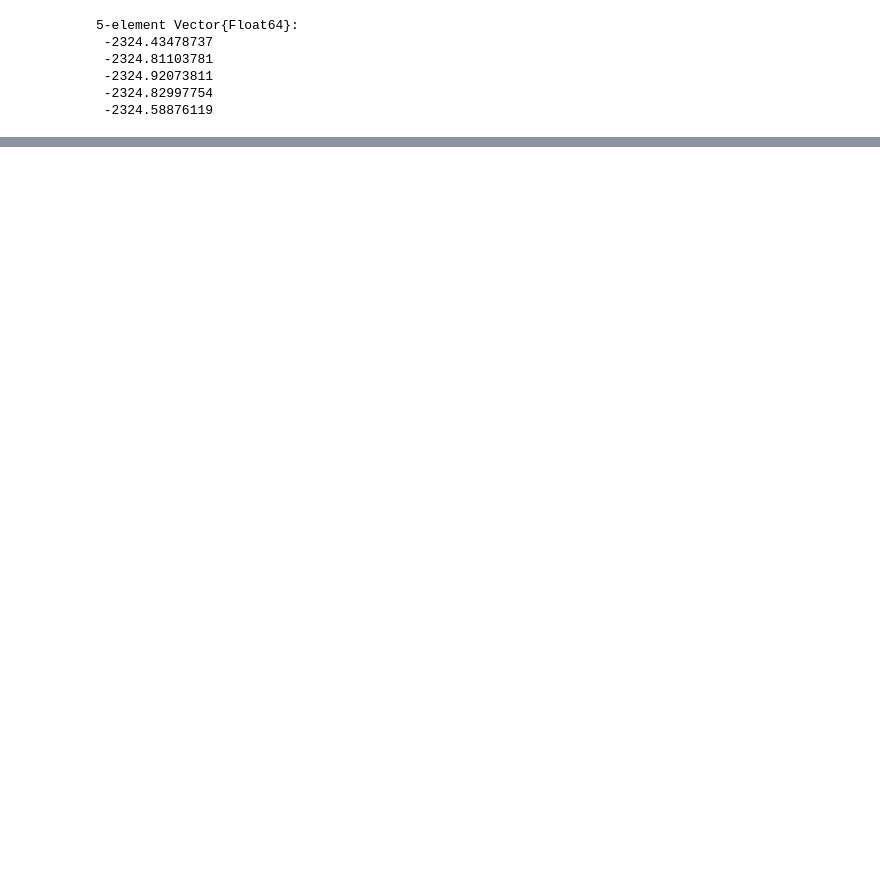
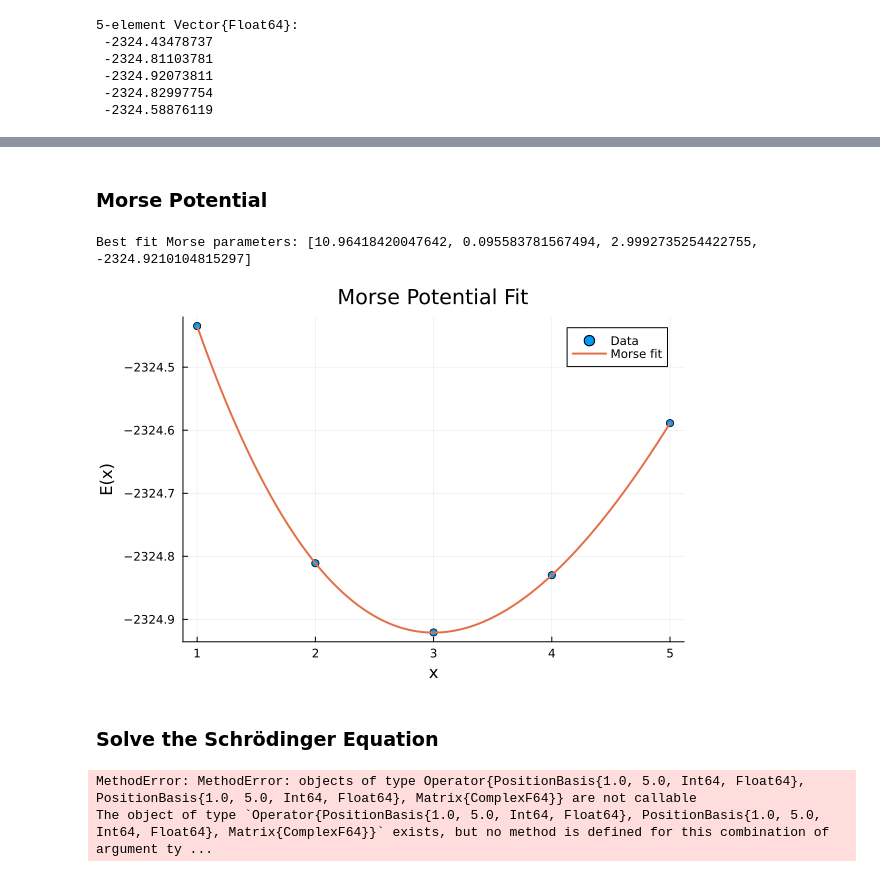
Before and after one commit to framere/SideProj, a Jupyter notebook: julia_test.ipynb, the cells around one changed output, grey strips where cells are left out. Cells and saved outputs as stored; diff of their text form; code cells hidden in the pictures; blank space fills up the shorter version.

```diff
--- a/julia_test.ipynb
+++ b/julia_test.ipynb
@@ -36,0 +41,50 @@ Best fit parameters: [-2323.7387648615027, -0.8761766983958771, 0.18959894626058
+# %% [markdown]
+### Morse Potential
+# %%
+# Morse potential model
+morse(x, p) = p[1] .* (1 .- exp.(-p[2] .* (x .- p[3]))).^2 .+ p[4]
+# p = [De, a, xe, E0]
+
+# initial guesses
+p0 = [maximum(E) - minimum(E), 1.0, mean(x), minimum(E)]
+
+fit = curve_fit(morse, x, E, p0)
+params = fit.param
+println("Best fit Morse parameters: ", params)
+
+# plot data + fit
+x_plot = range(minimum(x), stop=maximum(x), length=200)
+scatter(x, E, label="Data", xlabel="x", ylabel="E(x)", title="Morse Potential Fit")
+plot!(x_plot, morse(x_plot, params), label="Morse fit", linewidth=2)
+# %% [output]
+Best fit Morse parameters: [10.96418420047642, 0.095583781567494, 2.9992735254422755, -2324.9210104815297]
+[figure, added]
+# %% [markdown]
+### Solve the Schrödinger Equation
+# %%
+# Define grid (1D position basis)
+xmin, xmax, N = minimum(x), maximum(x), 400
+dx = (xmax - xmin)/N
+b = PositionBasis(xmin, xmax, N)
+
+
+# Define potential operator from fitted Morse potential
+xgrid = position(b)
+V_vals = morse(xgrid, params)
+V = potentialoperator(b, V_vals)
+
+# Define kinetic energy operator
+mass = 2.0  # reduced mass of CO in atomic mass units
+T = kinetic(b, mass)   # you need to define the reduced mass of CO here
+
+# Hamiltonian
+H = T + V
+
+# Diagonalize Hamiltonian
+energies, states = eigenstates(dense(H))
+
+# Show first few vibrational energies
+println("First few vibrational levels: ", energies[1:5])
+# %% [output]
+MethodError: MethodError: objects of type Operator{PositionBasis{1.0, 5.0, Int64, Float64}, PositionBasis{1.0, 5.0, Int64, Float64}, Matrix{ComplexF64}} are not callable
+The object of type `Operator{PositionBasis{1.0, 5.0, Int64, Float64}, PositionBasis{1.0, 5.0, Int64, Float64}, Matrix{ComplexF64}}` exists, but no method is defined for this combination of argument ty ...
```
Also changed, not shown: parts of 4 cells of this notebook, 1 other file.
